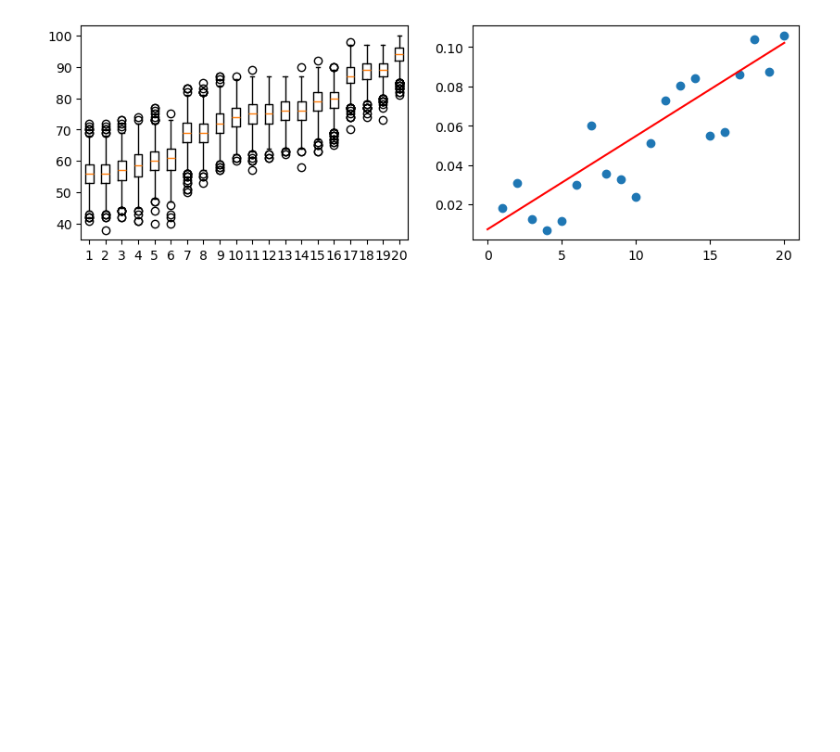
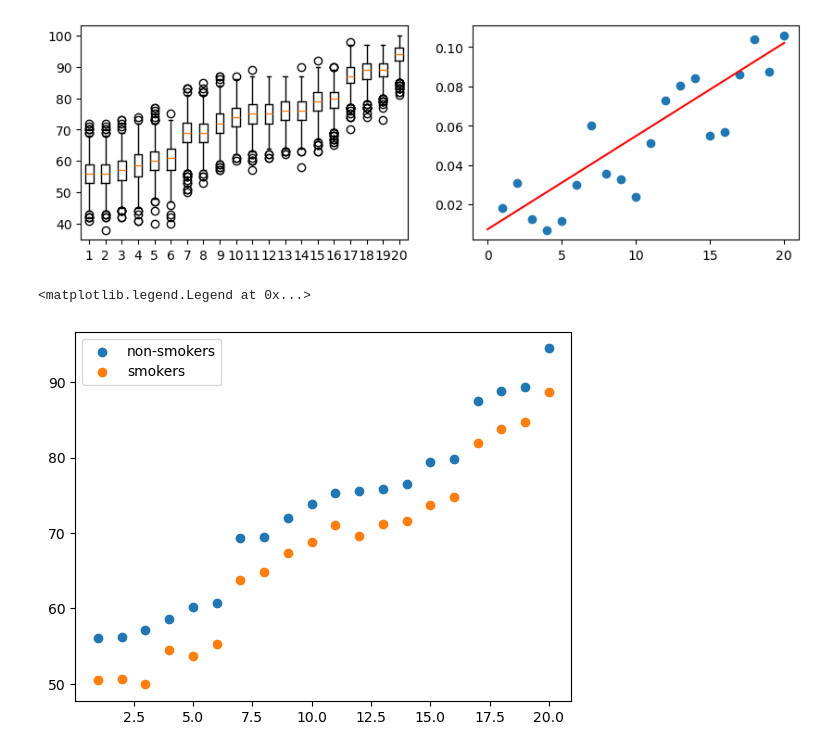
Before and after one commit to mak8427/data_visualization, a Jupyter notebook: problem-sheet-09/ex09_luis.ipynb, the cells around one changed output. Cells and saved outputs as stored; diff of their text form; code cells hidden in the pictures; blank space fills up the shorter version.

```diff
--- a/problem-sheet-09/ex09_luis.ipynb
+++ b/problem-sheet-09/ex09_luis.ipynb
@@ -70,3 +70,19 @@ _ = ax[1].scatter(1 + np.arange(20), percent_smokers)
 _ = ax[1].plot(x, m*x + c, c='red')
 # %% [output]
 [figure]
+# %%
+avgs_aod_non_smoking = []
+avgs_aod_smoking = []
+
+for i, d in df.groupby('country'):
+    non_smoking = d[d['smoking'] == 0]
+    smoking = d[d['smoking'] == 1]
+    avgs_aod_non_smoking.append(non_smoking['aod'].mean())
+    avgs_aod_smoking.append(smoking['aod'].mean())
+avgs_aod_non_smoking, avgs_aod_smoking = unzip(sorted(zip(avgs_aod_non_smoking, avgs_aod_smoking), key=lambda x: x[0]))
+plt.scatter(range(1,21), avgs_aod_non_smoking, label='non-smokers')
+plt.scatter(range(1,21), avgs_aod_smoking, label='smokers')
+plt.legend()
+# %% [output]
+<matplotlib.legend.Legend at 0x...>
+[figure, added]
```
